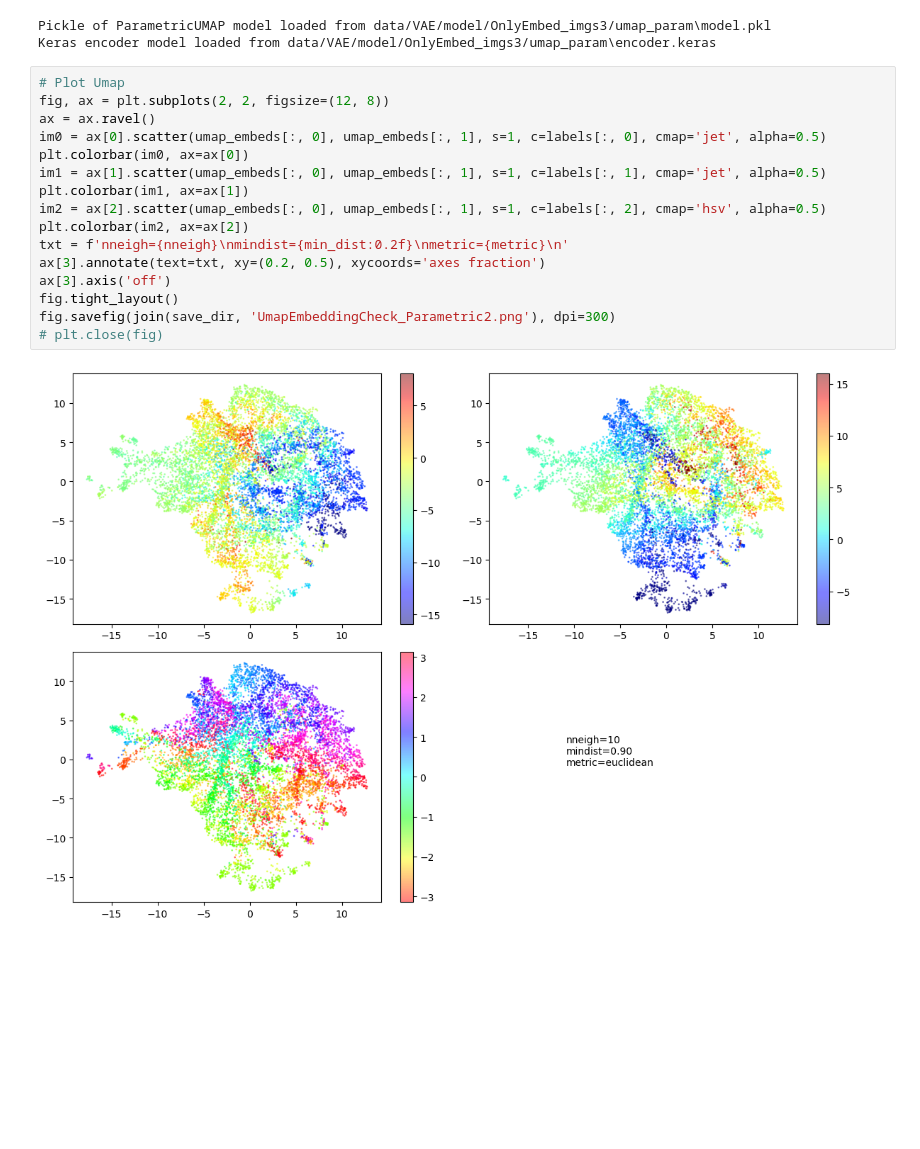
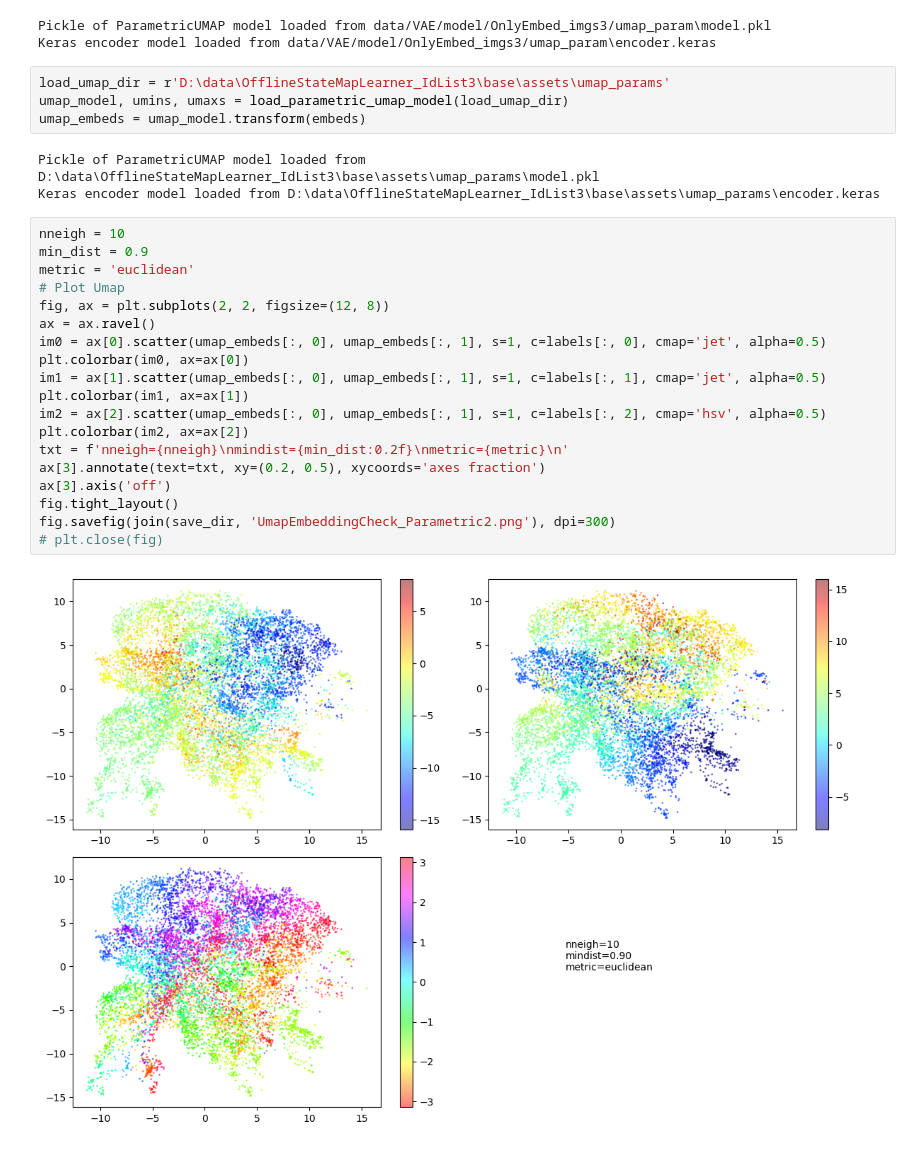
Before and after one commit to yyhhoi/HippoSLAM, a Jupyter notebook: controllers/hipposlam/UMAP_offline_state_specificity.ipynb, the cells around one changed output. Saved outputs shown, nothing was run; the diff lists cells and outputs as text; blank space fills up the shorter version.

```diff
--- a/controllers/hipposlam/UMAP_offline_state_specificity.ipynb
+++ b/controllers/hipposlam/UMAP_offline_state_specificity.ipynb
@@ -98,24 +98,34 @@ umap_embeds = umap_model.transform(embeds)
 # %% [output]
 Pickle of ParametricUMAP model loaded from data/VAE/model/OnlyEmbed_imgs3/umap_param\model.pkl
 Keras encoder model loaded from data/VAE/model/OnlyEmbed_imgs3/umap_param\encoder.keras
+# %%
+load_umap_dir = r'D:\data\OfflineStateMapLearner_IdList3\base\assets\umap_params'
+umap_model, umins, umaxs = load_parametric_umap_model(load_umap_dir)
+umap_embeds = umap_model.transform(embeds)
+# %% [output]
+Pickle of ParametricUMAP model loaded from D:\data\OfflineStateMapLearner_IdList3\base\assets\umap_params\model.pkl
+Keras encoder model loaded from D:\data\OfflineStateMapLearner_IdList3\base\assets\umap_params\encoder.keras
 # %%
+nneigh = 10
+min_dist = 0.9
+metric = 'euclidean'
 # Plot Umap
 fig, ax = plt.subplots(2, 2, figsize=(12, 8))
 ax = ax.ravel()
 im0 = ax[0].scatter(umap_embeds[:, 0], umap_embeds[:, 1], s=1, c=labels[:, 0], cmap='jet', alpha=0.5)
 plt.colorbar(im0, ax=ax[0])
 im1 = ax[1].scatter(umap_embeds[:, 0], umap_embeds[:, 1], s=1, c=labels[:, 1], cmap='jet', alpha=0.5)
 plt.colorbar(im1, ax=ax[1])
 im2 = ax[2].scatter(umap_embeds[:, 0], umap_embeds[:, 1], s=1, c=labels[:, 2], cmap='hsv', alpha=0.5)
 plt.colorbar(im2, ax=ax[2])
 txt = f'nneigh={nneigh}\nmindist={min_dist:0.2f}\nmetric={metric}\n'
 ax[3].annotate(text=txt, xy=(0.2, 0.5), xycoords='axes fraction')
 ax[3].axis('off')
 fig.tight_layout()
 fig.savefig(join(save_dir, 'UmapEmbeddingCheck_Parametric2.png'), dpi=300)
 # plt.close(fig)
 # %% [output]
-[figure, old version]
+[figure, new version]
 # %%
 umins = umap_embeds.min(axis=0)
 umaxs = umap_embeds.max(axis=0)
```
Also changed, not shown: parts of 4 cells of this notebook, 9 other files.
